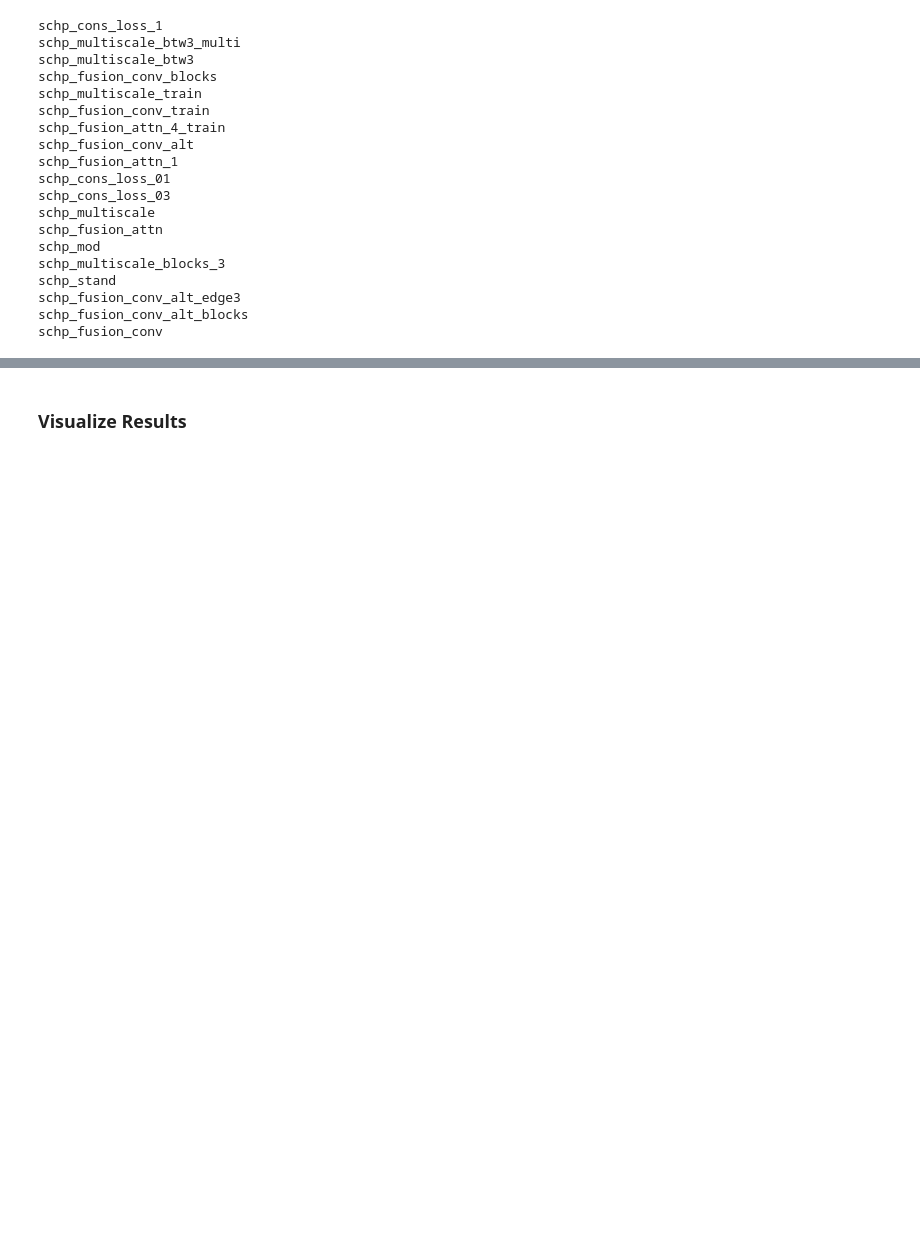
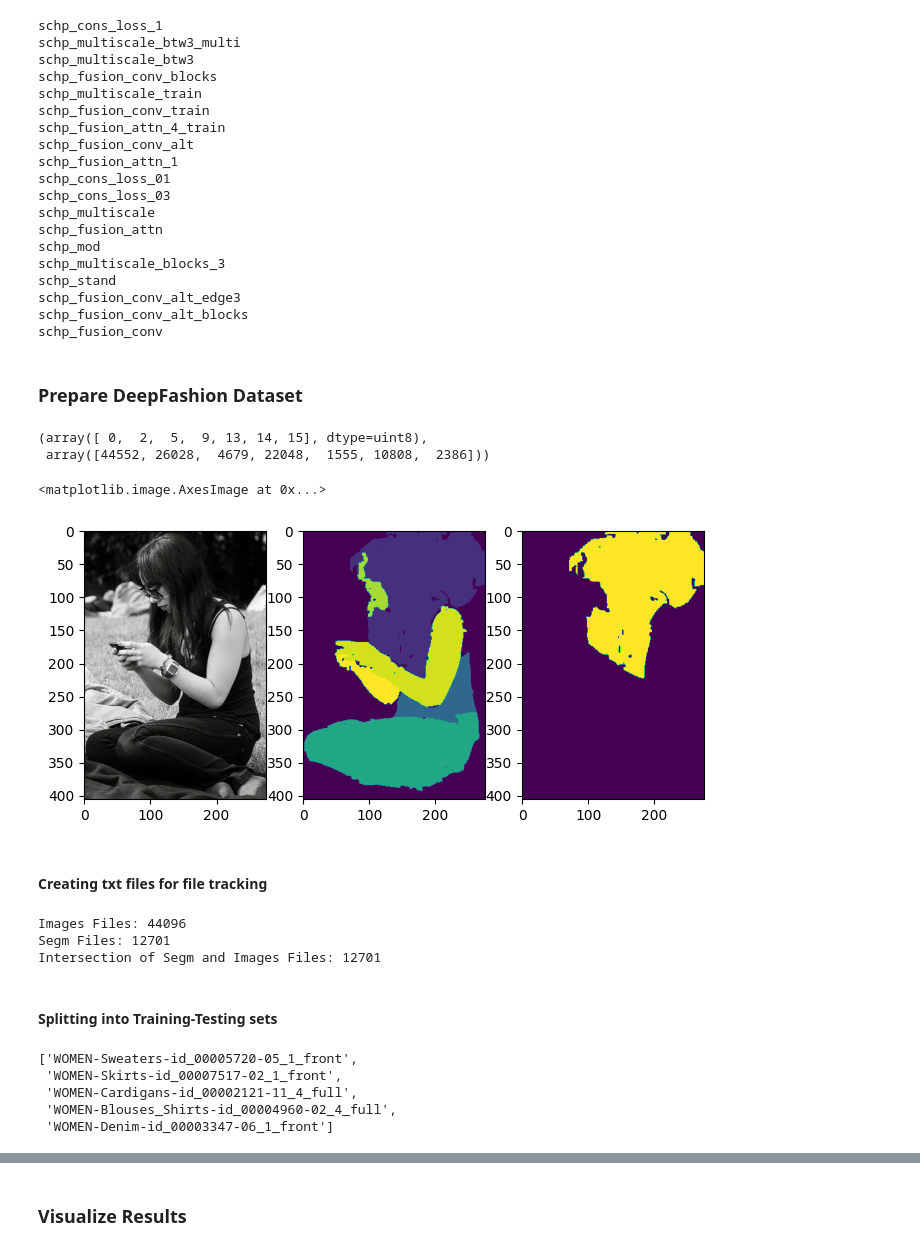
Before and after one commit to JelinR/Self-Correction-Human-Parsing, a Jupyter notebook: rough_work.ipynb, the cells around one changed output, grey strips where cells are left out. Drawn from its saved outputs; the diff is of its cells as text; code cells hidden in the pictures; blank space fills up the shorter version.

```diff
--- a/rough_work.ipynb
+++ b/rough_work.ipynb
@@ -825,3 +939,5 @@ schp_stand
 schp_fusion_conv_alt_edge3
 schp_fusion_conv_alt_blocks
 schp_fusion_conv
+# %% [markdown]
+### Prepare DeepFashion Dataset
@@ -827,0 +948,54 @@ schp_fusion_conv
+# %%
+data_dir = "lip"
+# data_dir = "deepfash"
+
+if data_dir == "deepfash":
+    seg_dir = "data/DeepFashion_Multi/segm"
+    im_dir = "data/DeepFashion_Multi/images"
+else:
+    seg_dir = "/mnt/Self-Correction-Human-Parsing/data/LIP/val_segmentations"
+    im_dir = "/mnt/Self-Correction-Human-Parsing/data/LIP/val_images"
+
+seg_path = os.path.join(seg_dir, os.listdir(seg_dir)[2])
+seg = np.array(PILImage.open(seg_path))
+
+im_id = seg_path.split("/")[-1].split(".")[0]
+if data_dir == "deepfash": im_id = im_id[:-5]
+
+im_path = os.path.join(im_dir, im_id + ".jpg")
+im = np.array(PILImage.open(im_path))
+
+np.unique(seg, return_counts=True)
+# %% [output]
+(array([ 0,  2,  5,  9, 13, 14, 15], dtype=uint8),
+ array([44552, 26028,  4679, 22048,  1555, 10808,  2386]))
+# %%
+fig, ax = plt.subplots(1, 3, figsize = (8, 5))
+
+ax[0].imshow(im)
+ax[1].imshow(seg)
+ax[2].imshow((seg==2))
+# %% [output]
+<matplotlib.image.AxesImage at 0x...>
+[figure, added]
+# %% [markdown]
+#### Creating txt files for file tracking
+# %%
+images_dir = "data/DeepFashion_Multi/images"
+segm_dir = "data/DeepFashion_Multi/segm"
+
+print(f"Images Files: {len(os.listdir(images_dir))}")
+print(f"Segm Files: {len(os.listdir(segm_dir))}")
+
+segm_files = os.listdir(segm_dir)
+im_files = os.listdir(images_dir)
+
+segm_ids = [s.replace("_segm", "").replace(".png", "") for s in segm_files]
+im_ids = [s.replace(".jpg", "") for s in im_files]
+
+im_segm_inters = [id_seg for id_seg in segm_ids if id_seg in im_ids]
+print(f"Intersection of Segm and Images Files: {len(im_segm_inters)}")
+# %% [output]
+Images Files: 44096
+Segm Files: 12701
+Intersection of Segm and Images Files: 12701
@@ -827,0 +1008,19 @@ schp_fusion_conv
+# %% [markdown]
+#### Splitting into Training-Testing sets
+# %%
+import os
+import shutil
+from tqdm import tqdm
+
+val_id_path = "data/DeepFashion_Multi/DeepFashion_LIP/val_id.txt"
+with open(val_id_path, "r") as f:
+    val_ids = f.readlines()
+
+val_ids = [s.strip() for s in val_ids]
+val_ids[:5]
+# %% [output]
+['WOMEN-Sweaters-id_00005720-05_1_front',
+ 'WOMEN-Skirts-id_00007517-02_1_front',
+ 'WOMEN-Cardigans-id_00002121-11_4_full',
+ 'WOMEN-Blouses_Shirts-id_00004960-02_4_full',
+ 'WOMEN-Denim-id_00003347-06_1_front']
```
Also changed, not shown: parts of 53 cells of this notebook, 17 other files.
